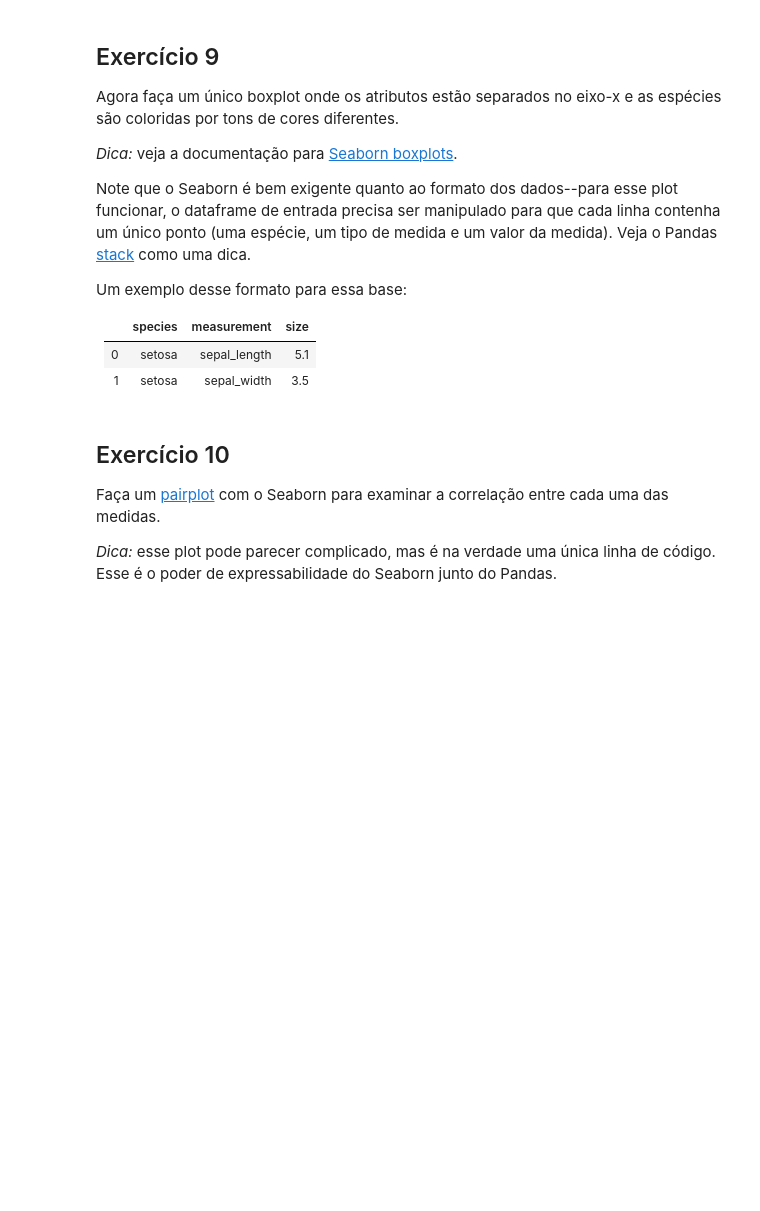
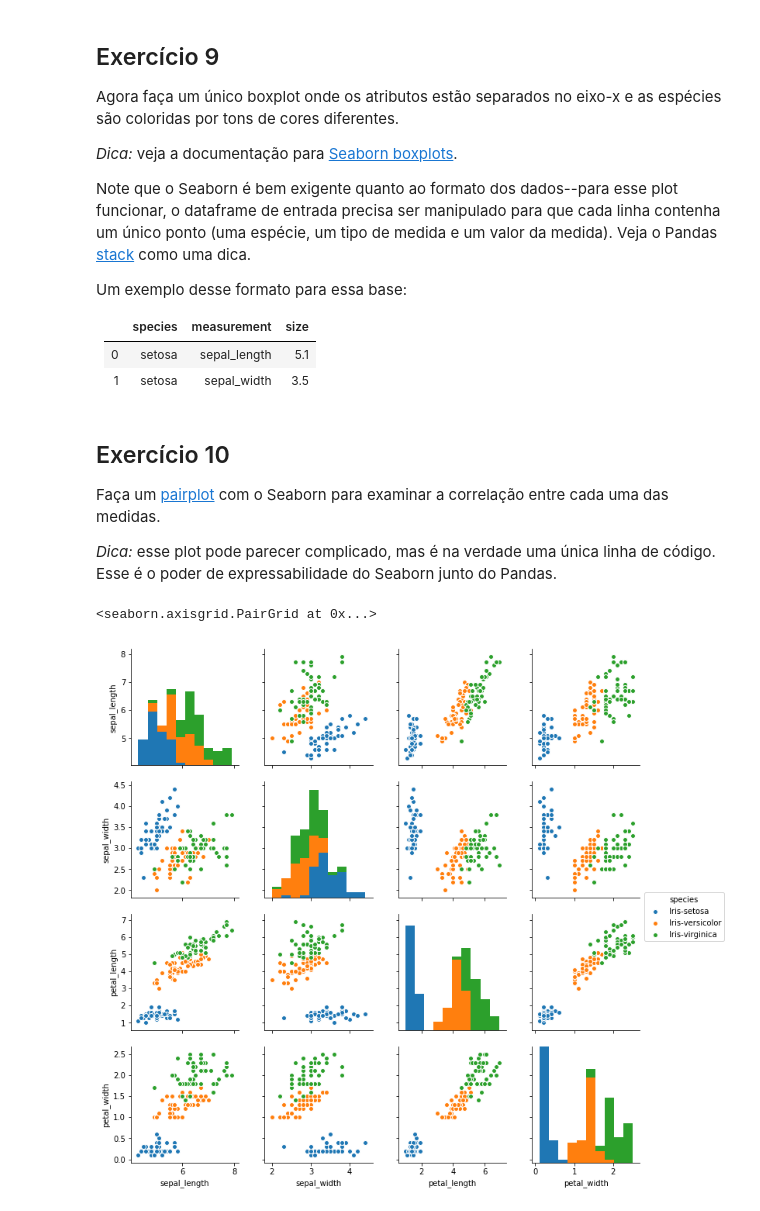
Before and after one commit to marcossuzuki/UFABC-ML-2018, a Jupyter notebook: Introduction_to_Machine_Learning_and_Toolkit.ipynb, the cells around one changed output. Cells and saved outputs as stored; diff of their text form; code cells hidden in the pictures; blank space fills up the shorter version.

```diff
--- a/Introduction_to_Machine_Learning_and_Toolkit.ipynb
+++ b/Introduction_to_Machine_Learning_and_Toolkit.ipynb
@@ -145,3 +185,8 @@ Um exemplo desse formato para essa base:
 Faça um  [pairplot](http://seaborn.pydata.org/generated/seaborn.pairplot.html) com o Seaborn para examinar a correlação entre cada uma das medidas.
 
 *Dica:* esse plot pode parecer complicado, mas é na verdade uma única linha de código. Esse é o poder de expressabilidade do Seaborn junto do Pandas.
+# %%
+sns.pairplot(data, hue='species')
+# %% [output]
+<seaborn.axisgrid.PairGrid at 0x...>
+[figure, added]
```
Also changed, not shown: parts of 7 cells of this notebook.
